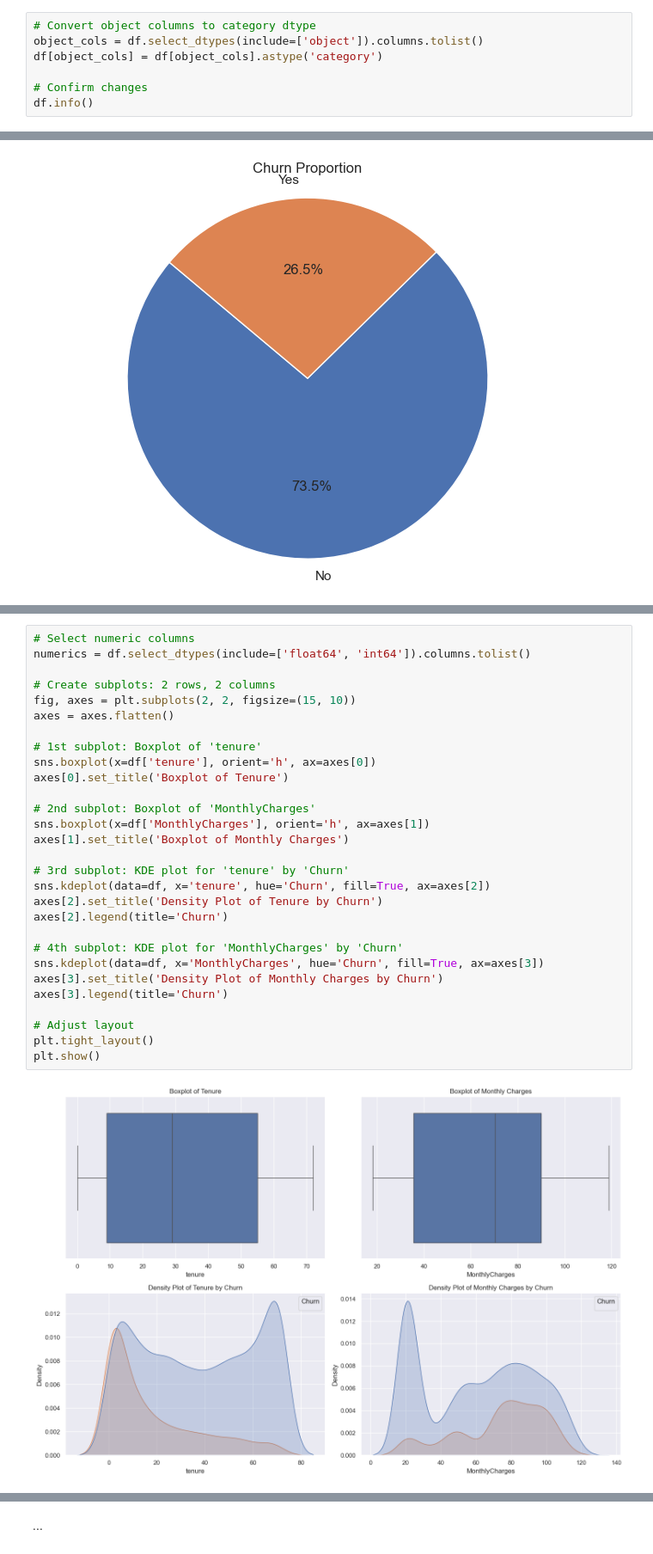
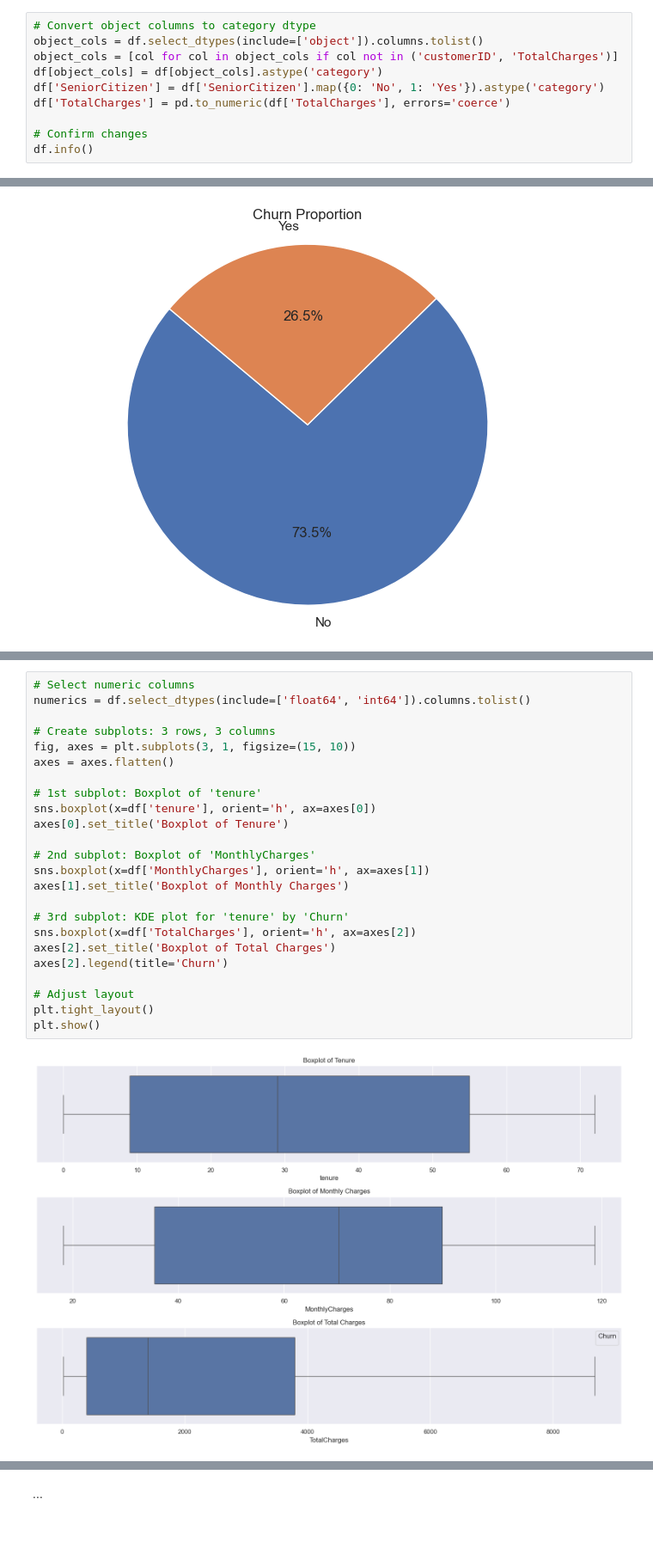
Before and after one commit to hansdarmawann/telco-churn-v2, a Jupyter notebook: notebooks/1.0-sec2.ipynb, the cells around one changed output, grey strips where cells are left out. Shown at 86% size. Saved outputs shown, nothing was run; the diff lists cells and outputs as text; blank space fills up the shorter version.

```diff
--- a/notebooks/1.0-sec2.ipynb
+++ b/notebooks/1.0-sec2.ipynb
@@ -252,7 +179,10 @@ In summary, while duplicates often indicate data quality issues, they can also c
 # %%
 # Convert object columns to category dtype
 object_cols = df.select_dtypes(include=['object']).columns.tolist()
+object_cols = [col for col in object_cols if col not in ('customerID', 'TotalCharges')]
 df[object_cols] = df[object_cols].astype('category')
+df['SeniorCitizen'] = df['SeniorCitizen'].map({0: 'No', 1: 'Yes'}).astype('category')
+df['TotalCharges'] = pd.to_numeric(df['TotalCharges'], errors='coerce')
 
 # Confirm changes
 df.info()
@@ -336,32 +264,27 @@ The pie chart displays the proportion of customers who churn versus those who do
 # %%
 # Select numeric columns
 numerics = df.select_dtypes(include=['float64', 'int64']).columns.tolist()
 
-# Create subplots: 2 rows, 2 columns
-fig, axes = plt.subplots(2, 2, figsize=(15, 10))
+# Create subplots: 3 rows, 3 columns
+fig, axes = plt.subplots(3, 1, figsize=(15, 10))
 axes = axes.flatten()
 
 # 1st subplot: Boxplot of 'tenure'
 sns.boxplot(x=df['tenure'], orient='h', ax=axes[0])
 axes[0].set_title('Boxplot of Tenure')
 
 # 2nd subplot: Boxplot of 'MonthlyCharges'
 sns.boxplot(x=df['MonthlyCharges'], orient='h', ax=axes[1])
 axes[1].set_title('Boxplot of Monthly Charges')
 
 # 3rd subplot: KDE plot for 'tenure' by 'Churn'
-sns.kdeplot(data=df, x='tenure', hue='Churn', fill=True, ax=axes[2])
-axes[2].set_title('Density Plot of Tenure by Churn')
+sns.boxplot(x=df['TotalCharges'], orient='h', ax=axes[2])
+axes[2].set_title('Boxplot of Total Charges')
 axes[2].legend(title='Churn')
-
-# 4th subplot: KDE plot for 'MonthlyCharges' by 'Churn'
-sns.kdeplot(data=df, x='MonthlyCharges', hue='Churn', fill=True, ax=axes[3])
-axes[3].set_title('Density Plot of Monthly Charges by Churn')
-axes[3].legend(title='Churn')
 
 # Adjust layout
 plt.tight_layout()
 plt.show()
 # %% [output]
-[figure, old version]
+[figure, new version]
 # %% [markdown]
```
Also changed, not shown: parts of 25 cells of this notebook.
